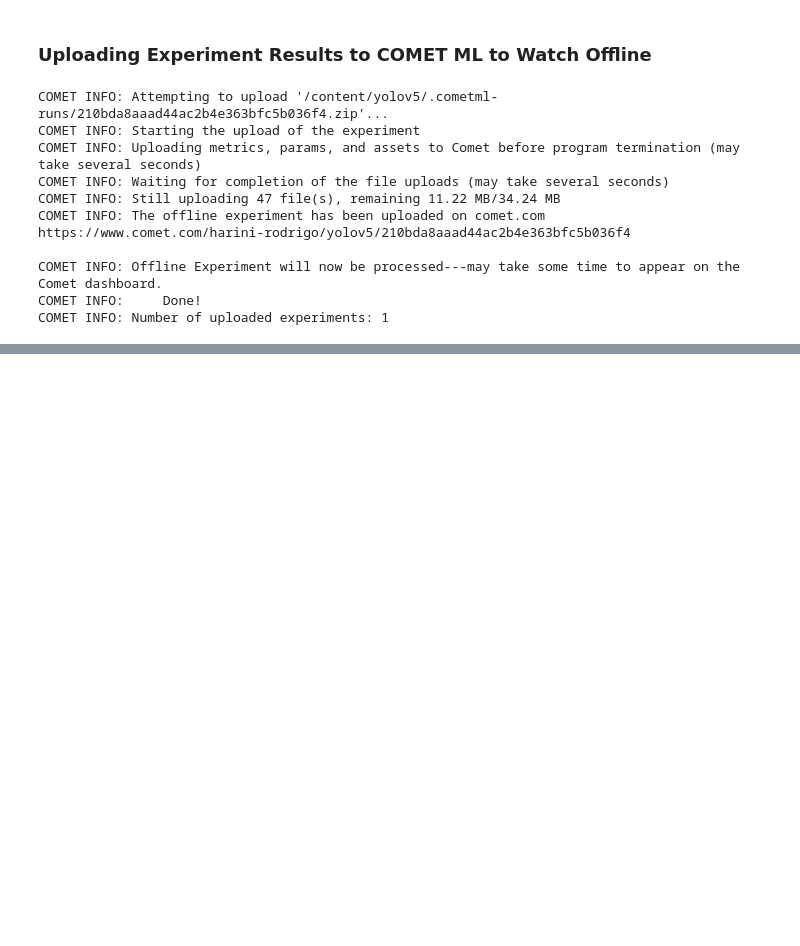
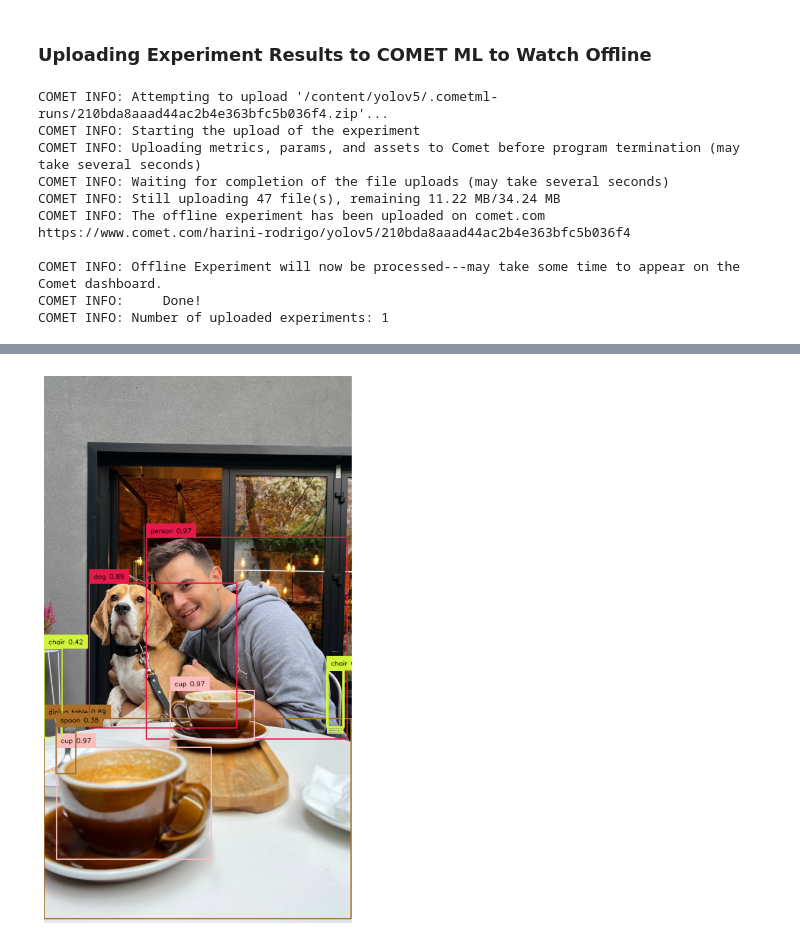
Before and after one commit to HARINIRODRIGO/AquaGuardian, a Jupyter notebook: AquaGuardian.ipynb, the cells around one changed output, grey strips where cells are left out. Drawn from its saved outputs; the diff is of its cells as text; code cells hidden in the pictures; blank space fills up the shorter version.

```diff
--- a/AquaGuardian.ipynb
+++ b/AquaGuardian.ipynb
@@ -161,0 +241,7 @@ COMET INFO: Number of uploaded experiments: 1
+# %%
+import torch
+
+# Check if a CUDA-compatible GPU is available and set the DEVICE accordingly.
+DEVICE = 'cuda' if torch.cuda.is_available() else 'cuda'
+print(f"Using device: {DEVICE}")
+print(f"Selected YOLO-NAS model architecture: {MODEL_ARCH}")
@@ -161,0 +251,4 @@ COMET INFO: Number of uploaded experiments: 1
+# %%
+from super_gradients.training import models
+
+model = models.get(MODEL_ARCH, pretrained_weights="coco").to(DEVICE)
@@ -161,0 +289,7 @@ COMET INFO: Number of uploaded experiments: 1
+# %%
+SOURCE_IMAGE_PATH = f"{HOME}/data/dog-7.jpeg"
+# %%
+import cv2
+
+image = cv2.imread(SOURCE_IMAGE_PATH)
+result = list(model.predict(image, conf=0.35))[0]
@@ -161,0 +298,27 @@ COMET INFO: Number of uploaded experiments: 1
+# %%
+import supervision as sv
+
+detections = sv.Detections(
+    xyxy=result.prediction.bboxes_xyxy,
+    confidence=result.prediction.confidence,
+    class_id=result.prediction.labels.astype(int)
+)
+
+box_annotator = sv.BoxAnnotator()
+
+labels = [
+    f"{result.class_names[class_id]} {confidence:0.2f}"
+    for _, _, confidence, class_id, _
+    in detections
+]
+
+annotated_frame = box_annotator.annotate(
+    scene=image.copy(),
+    detections=detections,
+    labels=labels
+)
+
+%matplotlib inline
+sv.plot_image(annotated_frame, (12, 12))
+# %% [output]
+[figure, added]
```
Also changed, not shown: parts of 13 cells of this notebook.
